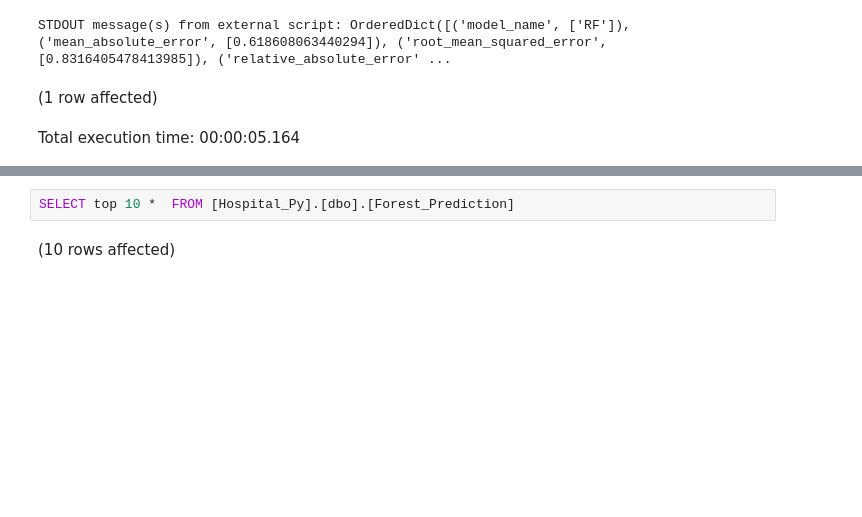
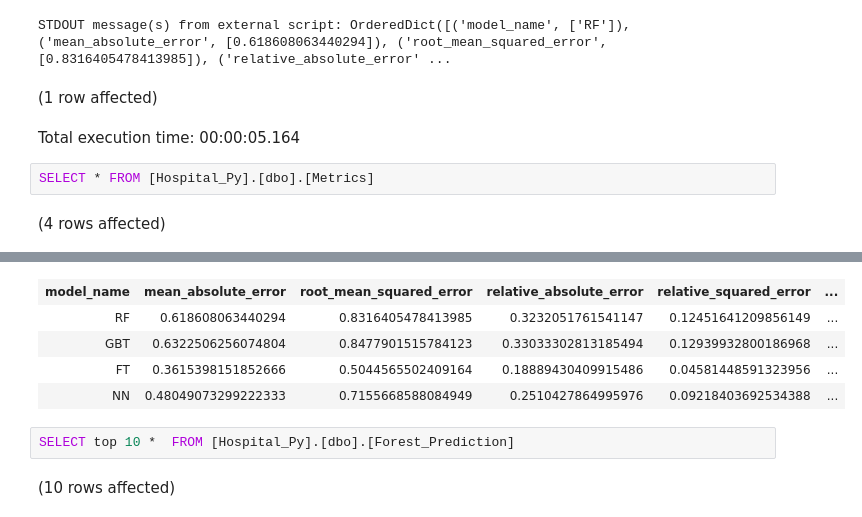
Before and after one commit to microsoft/r-server-hospital-length-of-stay, a Jupyter notebook: SQLPy/Hospital-LoS-DBA.ipynb, the cells around one changed output, grey strips where cells are left out. Drawn from its saved outputs; the diff is of its cells as text; blank space fills up the shorter version.

Commit message:
fixed Hospital-LoS-DBA notebook

```diff
--- a/SQLPy/Hospital-LoS-DBA.ipynb
+++ b/SQLPy/Hospital-LoS-DBA.ipynb
@@ -1466,3 +1478,7 @@ exec [dbo].[evaluate] @model_name  = 'RF',	@predictions_table = 'Forest_Predicti
 STDOUT message(s) from external script: OrderedDict([('model_name', ['RF']), ('mean_absolute_error', [0.618608063440294]), ('root_mean_squared_error', [0.8316405478413985]), ('relative_absolute_error' ...
 (1 row affected)
 Total execution time: 00:00:05.164
+# %%
+SELECT * FROM [Hospital_Py].[dbo].[Metrics]
+# %% [output]
+(4 rows affected)
@@ -1469,3 +1486,8 @@ Total execution time: 00:00:05.164
+| model_name | mean_absolute_error | root_mean_squared_error | relative_absolute_error | relative_squared_error | ... |
+| RF | 0.618608063440294 | 0.8316405478413985 | 0.3232051761541147 | 0.12451641209856149 | ... |
+| GBT | 0.6322506256074804 | 0.8477901515784123 | 0.33033302813185494 | 0.12939932800186968 | ... |
+| FT | 0.3615398151852666 | 0.5044565502409164 | 0.18889430409915486 | 0.04581448591323956 | ... |
+| NN | 0.48049073299222333 | 0.7155668588084949 | 0.2510427864995976 | 0.09218403692534388 | ... |
 # %%
 SELECT top 10 *  FROM [Hospital_Py].[dbo].[Forest_Prediction]
 # %% [output]
```
Also changed, not shown: parts of 9 cells of this notebook.
